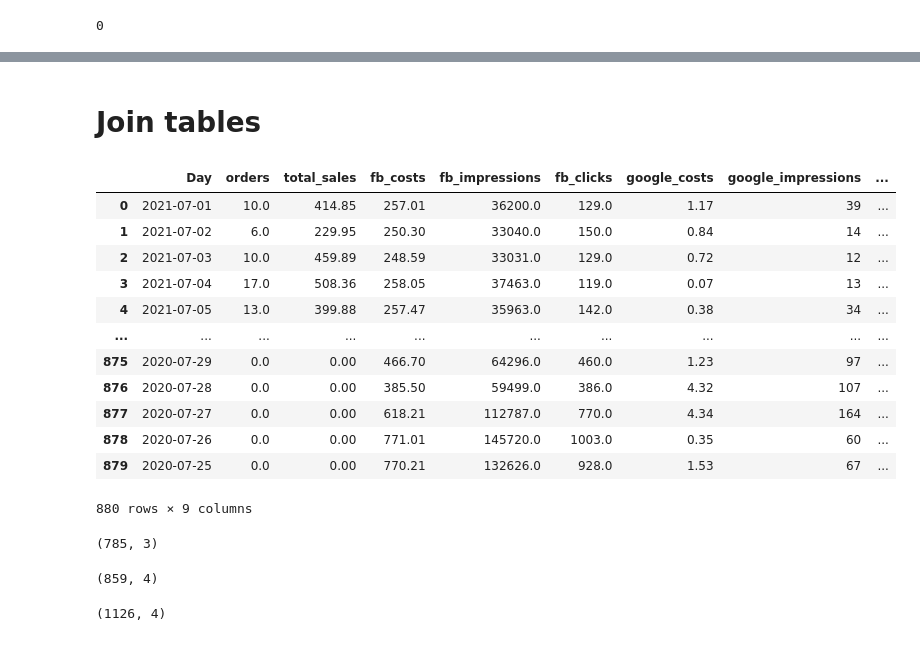
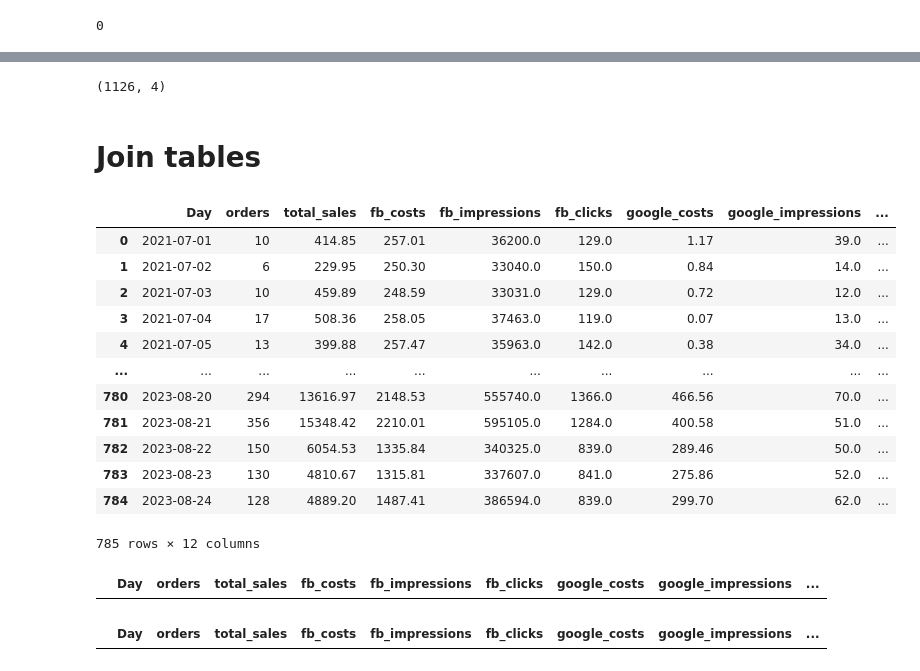
Before and after one commit to data-Zee/MMM-project-lewagon, a Jupyter notebook: notebooks/data_cleaning_merge-noa.ipynb, the cells around one changed output, grey strips where cells are left out. Cells and saved outputs as stored; diff of their text form; code cells hidden in the pictures.

Commit message:
data cleaning is coompleted tt data added to the whole  df please notice that there is  not so much data on tt + EDA in progress

```diff
--- a/notebooks/data_cleaning_merge-noa.ipynb
+++ b/notebooks/data_cleaning_merge-noa.ipynb
@@ -241,2 +146,2 @@ tt_data=tt_data.rename(columns={'Cost':'tt_costs'})
 # %%
-tt_data
+tt_data_cleaned=tt_data_renamed
@@ -380,0 +272,2 @@ memory usage: 18.5 KB
+# %%
+fb_data_cleaned=fb_data
@@ -381,31 +332,35 @@ memory usage: 18.5 KB
+# %%
+google_data_renamed=google_data.rename(columns={"Tag":"Day", 'Kosten':'google_costs', 'Impressionen':'google_impressions', 'Klicks':'google_clicks'})
+# %%
+google_data_cleaned=google_data_renamed
+# %%
+google_data_cleaned.shape
+# %% [output]
+(1126, 4)
 # %% [markdown]
 # Join tables
 # %%
-df=pd.merge(shop_data,fb_data , on="Day", how="outer").merge(google_data, on="Day").fillna(0)
+df=pd.merge(shop_data_cleaned,fb_data_cleaned, on="Day", how="left").merge(google_data_cleaned, on="Day", how='left').merge(tt_data_cleaned, on='Day', how='left').fillna(0)
 df
 # %% [output]
 |  | Day | orders | total_sales | fb_costs | fb_impressions | fb_clicks | google_costs | google_impressions | ... |
-| 0 | 2021-07-01 | 10.0 | 414.85 | 257.01 | 36200.0 | 129.0 | 1.17 | 39 | ... |
-| 1 | 2021-07-02 | 6.0 | 229.95 | 250.30 | 33040.0 | 150.0 | 0.84 | 14 | ... |
-| 2 | 2021-07-03 | 10.0 | 459.89 | 248.59 | 33031.0 | 129.0 | 0.72 | 12 | ... |
-| 3 | 2021-07-04 | 17.0 | 508.36 | 258.05 | 37463.0 | 119.0 | 0.07 | 13 | ... |
-| 4 | 2021-07-05 | 13.0 | 399.88 | 257.47 | 35963.0 | 142.0 | 0.38 | 34 | ... |
+| 0 | 2021-07-01 | 10 | 414.85 | 257.01 | 36200.0 | 129.0 | 1.17 | 39.0 | ... |
+| 1 | 2021-07-02 | 6 | 229.95 | 250.30 | 33040.0 | 150.0 | 0.84 | 14.0 | ... |
+| 2 | 2021-07-03 | 10 | 459.89 | 248.59 | 33031.0 | 129.0 | 0.72 | 12.0 | ... |
+| 3 | 2021-07-04 | 17 | 508.36 | 258.05 | 37463.0 | 119.0 | 0.07 | 13.0 | ... |
+| 4 | 2021-07-05 | 13 | 399.88 | 257.47 | 35963.0 | 142.0 | 0.38 | 34.0 | ... |
 | ... | ... | ... | ... | ... | ... | ... | ... | ... | ... |
-| 875 | 2020-07-29 | 0.0 | 0.00 | 466.70 | 64296.0 | 460.0 | 1.23 | 97 | ... |
-| 876 | 2020-07-28 | 0.0 | 0.00 | 385.50 | 59499.0 | 386.0 | 4.32 | 107 | ... |
-| 877 | 2020-07-27 | 0.0 | 0.00 | 618.21 | 112787.0 | 770.0 | 4.34 | 164 | ... |
-| 878 | 2020-07-26 | 0.0 | 0.00 | 771.01 | 145720.0 | 1003.0 | 0.35 | 60 | ... |
-| 879 | 2020-07-25 | 0.0 | 0.00 | 770.21 | 132626.0 | 928.0 | 1.53 | 67 | ... |
+| 780 | 2023-08-20 | 294 | 13616.97 | 2148.53 | 555740.0 | 1366.0 | 466.56 | 70.0 | ... |
+| 781 | 2023-08-21 | 356 | 15348.42 | 2210.01 | 595105.0 | 1284.0 | 400.58 | 51.0 | ... |
+| 782 | 2023-08-22 | 150 | 6054.53 | 1335.84 | 340325.0 | 839.0 | 289.46 | 50.0 | ... |
+| 783 | 2023-08-23 | 130 | 4810.67 | 1315.81 | 337607.0 | 841.0 | 275.86 | 52.0 | ... |
+| 784 | 2023-08-24 | 128 | 4889.20 | 1487.41 | 386594.0 | 839.0 | 299.70 | 62.0 | ... |
-880 rows × 9 columns
+785 rows × 12 columns
-# %%
-shop_data.shape
-# %% [output]
-(785, 3)
-# %%
-fb_data.shape
-# %% [output]
-(859, 4)
-# %%
-google_data.shape
-# %% [output]
-(1126, 4)
+# %%
+df[df.google_clicks.isnull()]
+# %% [output]
+|  | Day | orders | total_sales | fb_costs | fb_impressions | fb_clicks | google_costs | google_impressions | ... |
+# %%
+df[df.fb_costs.isnull()]
+# %% [output]
+|  | Day | orders | total_sales | fb_costs | fb_impressions | fb_clicks | google_costs | google_impressions | ... |
```
Also changed, not shown: parts of 65 cells of this notebook, 1 other file.
